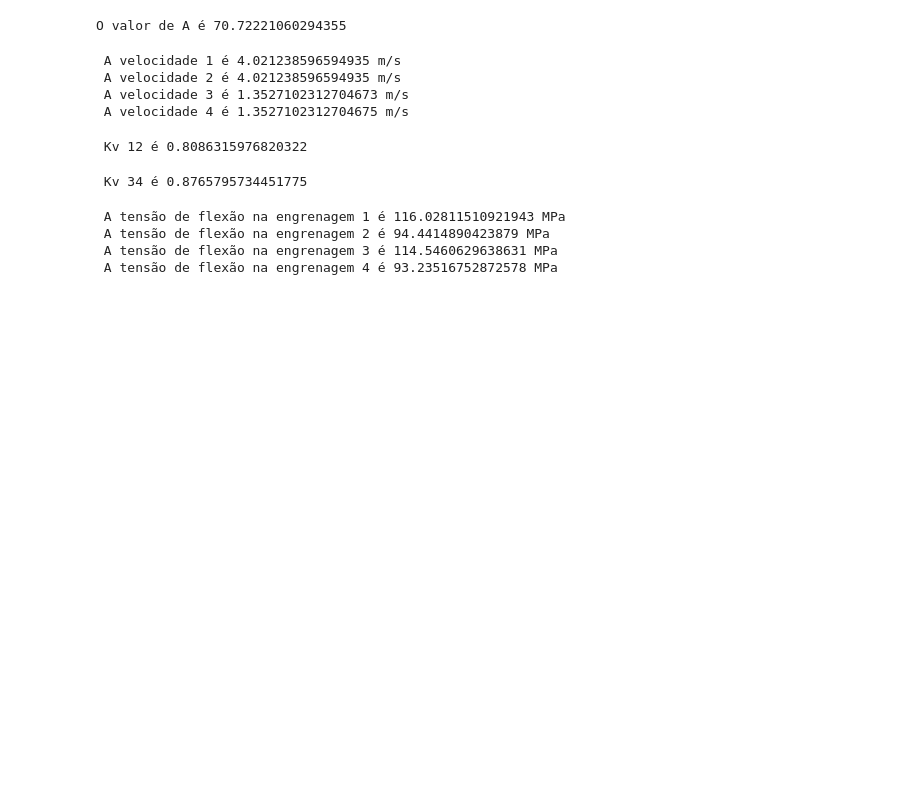
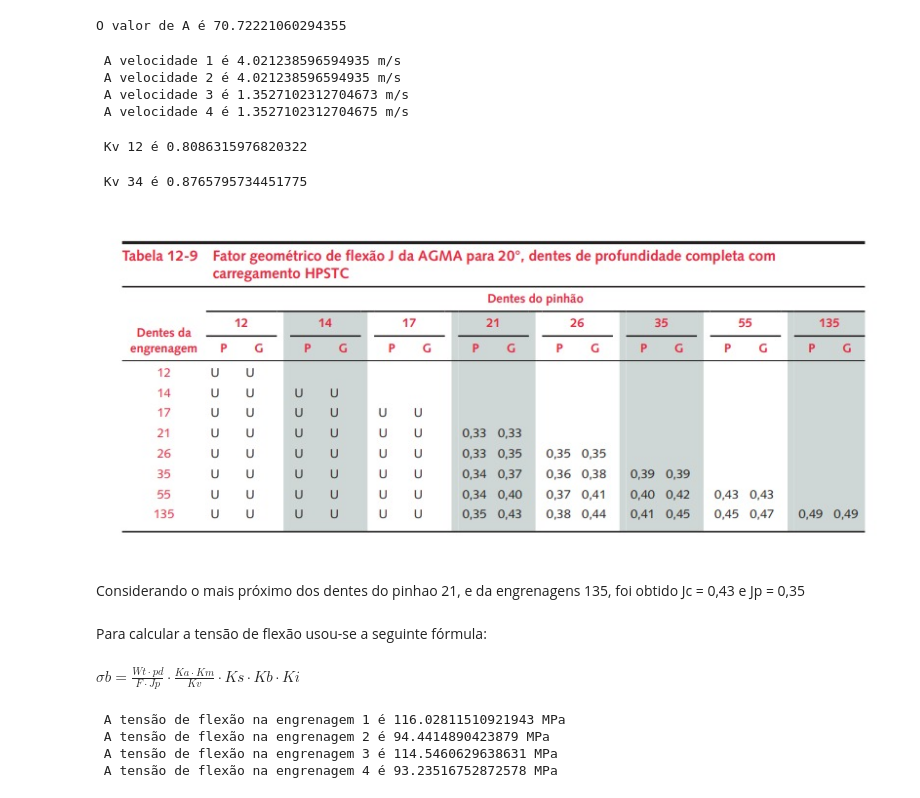
Before and after one commit to brunarosarf/ElemaqII, a Jupyter notebook: ELEMAQ.ipynb, the cells around one changed output. Saved outputs shown, nothing was run; the diff lists cells and outputs as text; code cells hidden in the pictures; blank space fills up the shorter version.

```diff
--- a/ELEMAQ.ipynb
+++ b/ELEMAQ.ipynb
@@ -187,3 +275,9 @@ print (f" Kv 34 é {Kv_34} ")
+# %%
+Image('J.jpeg')
+# %% [output]
+[figure, added]
+# %% [markdown]
+Considerando o mais próximo dos dentes do pinhao 21, e da engrenagens 135, foi obtido Jc = 0,43 e Jp = 0,35
 # %%
 Jc = 0.43
 Jp = 0.35
@@ -191,6 +285,12 @@ Ks = 1.0
 Kb = 1.0
 Ki = 1.0
 Ks = 1.0
+# %% [markdown]
+Para calcular a tensão de flexão usou-se a seguinte fórmula:
+# %%
+display(Math(r"$$ \sigma b = \frac{Wt \cdot pd}{F \cdot Jp} \cdot \frac{Ka \cdot Km}{Kv} \cdot Ks \cdot Kb \cdot Ki $$"))
+# %% [output]
+$\displaystyle  \sigma b = \frac{Wt \cdot pd}{F \cdot Jp} \cdot \frac{Ka \cdot Km}{Kv} \cdot Ks \cdot Kb \cdot Ki $
 # %%
 sigma_1b = (Wt2 * pd_12)/(F_12*Jp) * ((Ka * Km)/ Kv_12) * Ks*Kb*Ki
 print (f" A tensão de flexão na engrenagem 1 é {sigma_1b} MPa")
```
Also changed, not shown: parts of 174 cells of this notebook.
